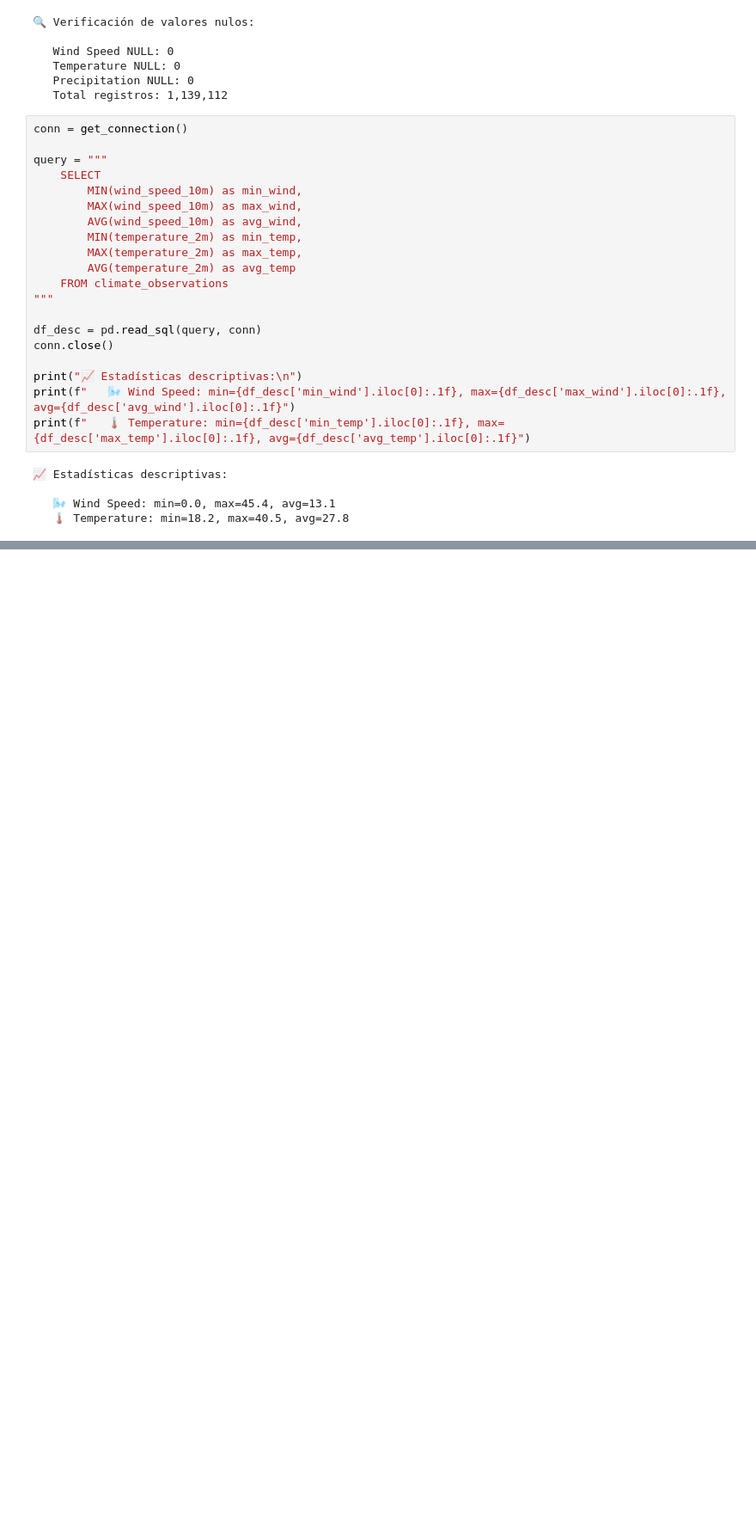
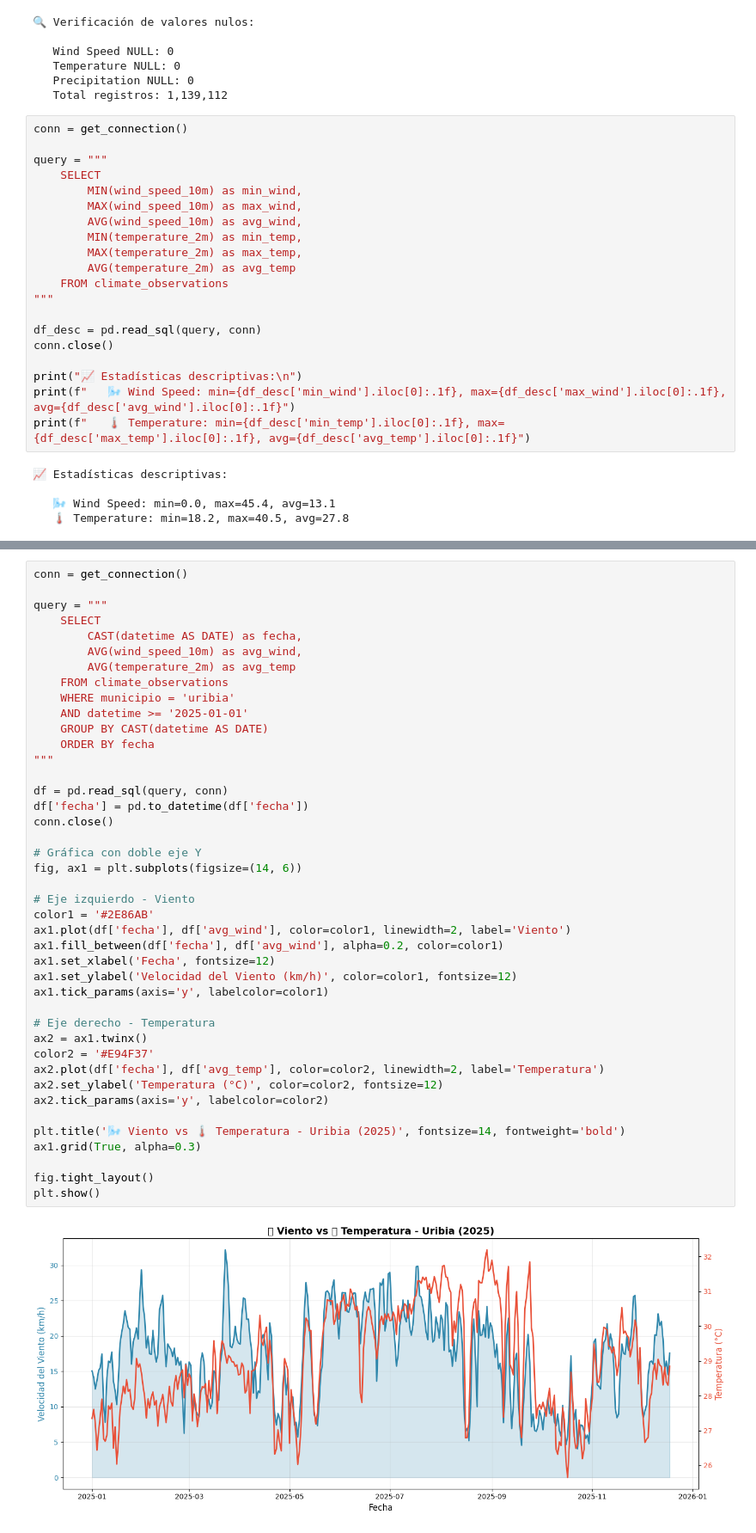
Before and after one commit to ealeongomez/GuajiraClimateAgents, a Jupyter notebook: notebooks/08_checkDB.ipynb, the cells around one changed output, grey strips where cells are left out. Shown at 86% size. Cells and saved outputs as stored; diff of their text form; blank space fills up the shorter version.

```diff
--- a/notebooks/08_checkDB.ipynb
+++ b/notebooks/08_checkDB.ipynb
@@ -197,0 +262,44 @@ print(f"   🌡️ Temperature: min={df_desc['min_temp'].iloc[0]:.1f}, max={df_d
+# %%
+conn = get_connection()
+
+query = """
+    SELECT
+        CAST(datetime AS DATE) as fecha,
+        AVG(wind_speed_10m) as avg_wind,
+        AVG(temperature_2m) as avg_temp
+    FROM climate_observations
+    WHERE municipio = 'uribia'
+    AND datetime >= '2025-01-01'
+    GROUP BY CAST(datetime AS DATE)
+    ORDER BY fecha
+"""
+
+df = pd.read_sql(query, conn)
+df['fecha'] = pd.to_datetime(df['fecha'])
+conn.close()
+
+# Gráfica con doble eje Y
+fig, ax1 = plt.subplots(figsize=(14, 6))
+
+# Eje izquierdo - Viento
+color1 = '#2E86AB'
+ax1.plot(df['fecha'], df['avg_wind'], color=color1, linewidth=2, label='Viento')
+ax1.fill_between(df['fecha'], df['avg_wind'], alpha=0.2, color=color1)
+ax1.set_xlabel('Fecha', fontsize=12)
+ax1.set_ylabel('Velocidad del Viento (km/h)', color=color1, fontsize=12)
+ax1.tick_params(axis='y', labelcolor=color1)
+
+# Eje derecho - Temperatura
+ax2 = ax1.twinx()
+color2 = '#E94F37'
+ax2.plot(df['fecha'], df['avg_temp'], color=color2, linewidth=2, label='Temperatura')
+ax2.set_ylabel('Temperatura (°C)', color=color2, fontsize=12)
+ax2.tick_params(axis='y', labelcolor=color2)
+
+plt.title('🌬️ Viento vs 🌡️ Temperatura - Uribia (2025)', fontsize=14, fontweight='bold')
+ax1.grid(True, alpha=0.3)
+
+fig.tight_layout()
+plt.show()
+# %% [output]
+[figure, added]
```
Also changed, not shown: parts of 5 cells of this notebook.
